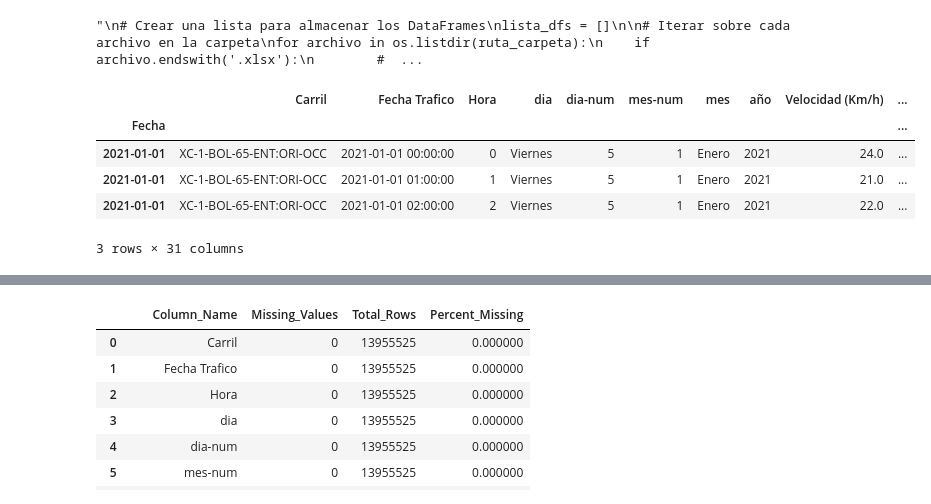
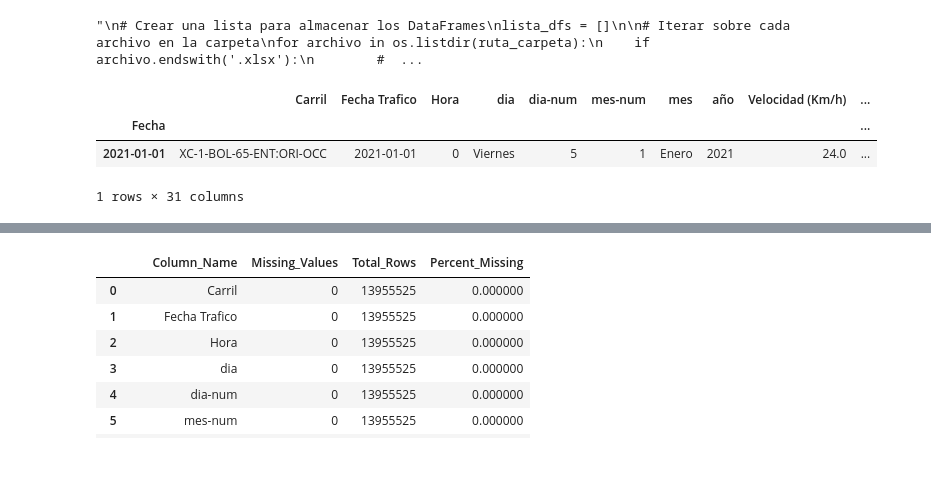
Before and after one commit to Matu10100/AirQuality_Prediction, a Jupyter notebook: Programacion/PreProcess_MobTrain.ipynb, the cells around one changed output, grey strips where cells are left out. Drawn from its saved outputs; the diff is of its cells as text; code cells hidden in the pictures; blank space fills up the shorter version.

Commit message:
Mejora en el flujo de trabajo y reduccion de redundancias en las columnas

```diff
--- a/Programacion/PreProcess_MobTrain.ipynb
+++ b/Programacion/PreProcess_MobTrain.ipynb
@@ -43,11 +43,9 @@ for archivo in os.listdir(ruta_carpeta):
 # Load the DataFrame from the HDF5 file
 Mobilidad = pd.read_hdf('C:/Users/MARIA PAULA/Downloads/EAFIT/Proyecto de Grado/Mobilidad/Train/df_unido.h5', key='df')
 # %%
-Mobilidad.head(3)
+Mobilidad.head(1)
 # %% [output]
 |  | Carril | Fecha Trafico | Hora | dia | dia-num | mes-num | mes | año | Velocidad (Km/h) | ... |
 | Fecha |  |  |  |  |  |  |  |  |  | ... |
-| 2021-01-01 | XC-1-BOL-65-ENT:ORI-OCC | 2021-01-01 00:00:00 | 0 | Viernes | 5 | 1 | Enero | 2021 | 24.0 | ... |
-| 2021-01-01 | XC-1-BOL-65-ENT:ORI-OCC | 2021-01-01 01:00:00 | 1 | Viernes | 5 | 1 | Enero | 2021 | 21.0 | ... |
-| 2021-01-01 | XC-1-BOL-65-ENT:ORI-OCC | 2021-01-01 02:00:00 | 2 | Viernes | 5 | 1 | Enero | 2021 | 22.0 | ... |
+| 2021-01-01 | XC-1-BOL-65-ENT:ORI-OCC | 2021-01-01 | 0 | Viernes | 5 | 1 | Enero | 2021 | 24.0 | ... |
-3 rows × 31 columns
+1 rows × 31 columns
```
Also changed, not shown: parts of 19 cells of this notebook.
